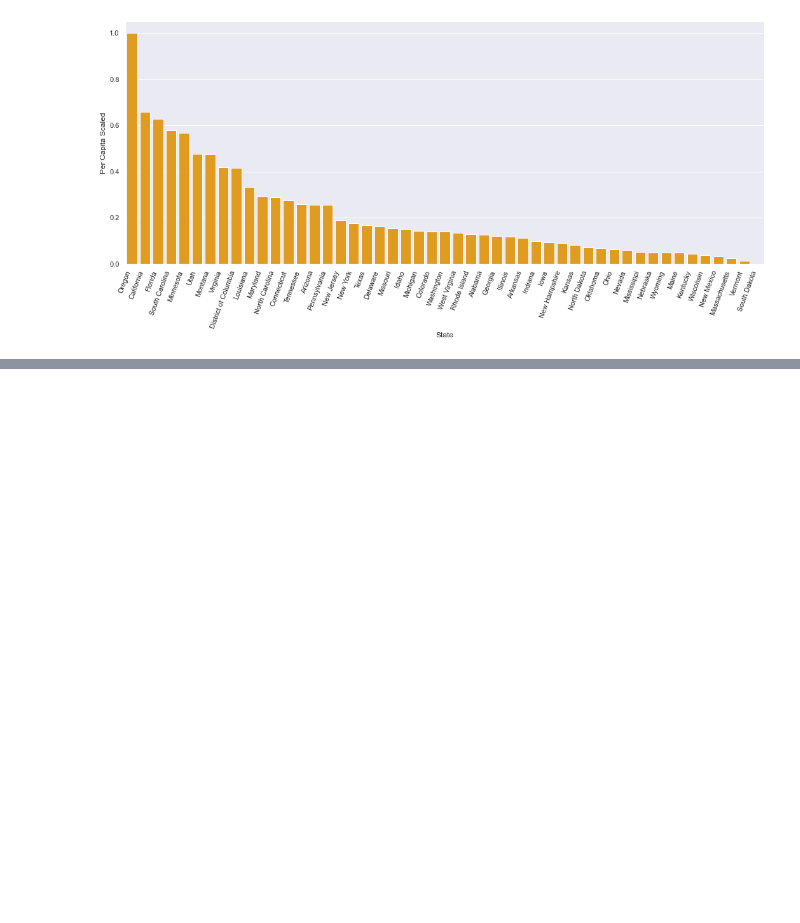
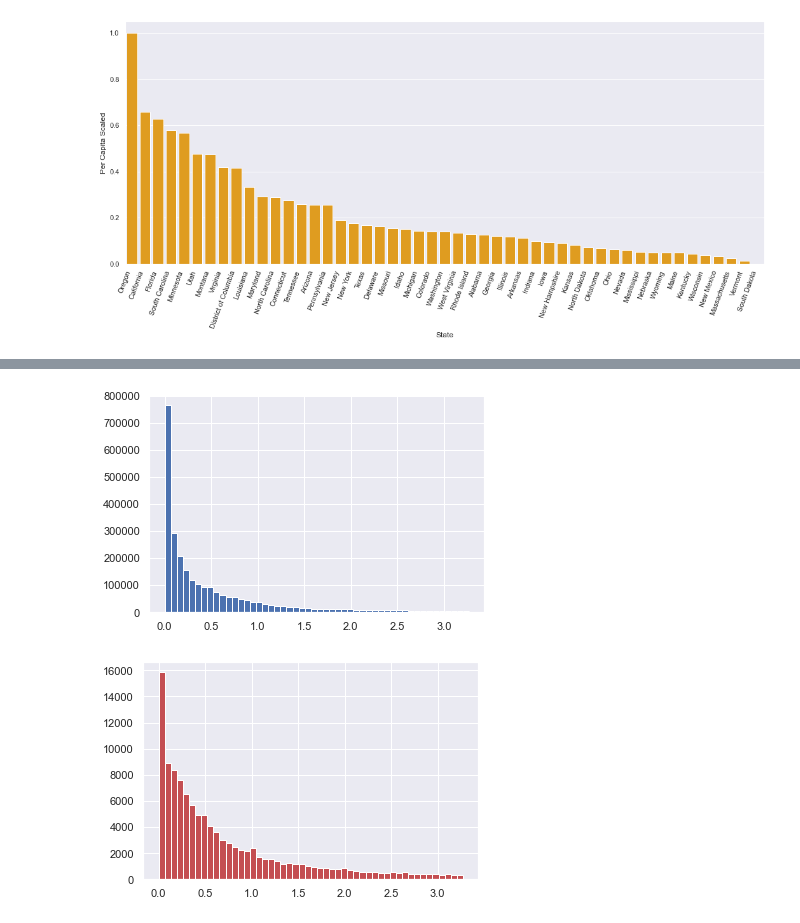
Before and after one commit to jeffc1020/453-visualization, a Jupyter notebook: final.ipynb, the cells around one changed output, grey strips where cells are left out. Saved outputs shown, nothing was run; the diff lists cells and outputs as text; code cells hidden in the pictures; blank space fills up the shorter version.

```diff
--- a/final.ipynb
+++ b/final.ipynb
@@ -346,3 +352,14 @@ plt.show()
 # %%
 # histogram of amount of road closed
-# might need to remove outliers first!
+severity_4 = df[df['Severity'] == 4]
+
+plt.hist(df['Distance(mi)'], bins=50, color='b')
+plt.show()
+
+plt.hist(severity_4['Distance(mi)'], bins=50, color='r')
+plt.show()
+
+# Should probably combine these
+# %% [output]
+[figure, added]
+[figure, added]
```
Also changed, not shown: parts of 4 cells of this notebook.
